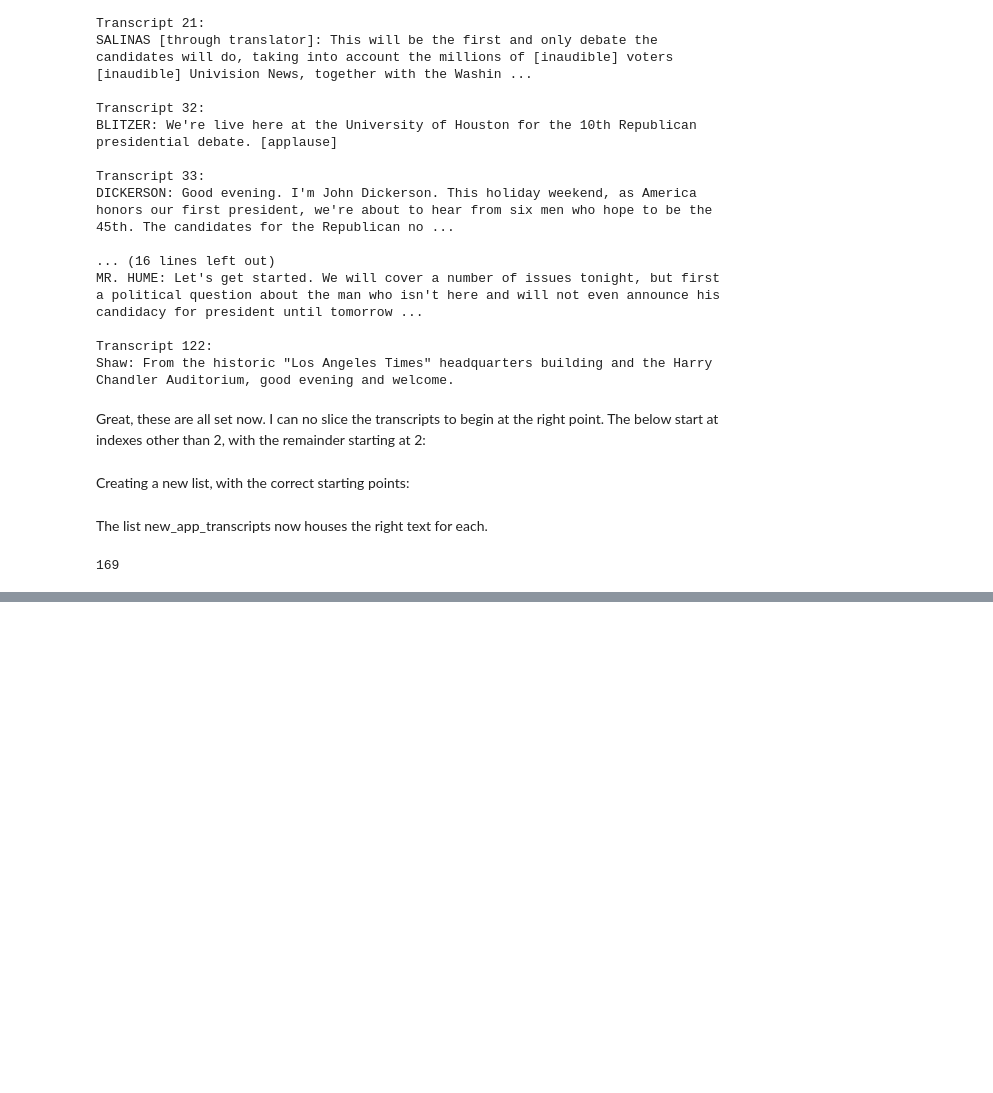
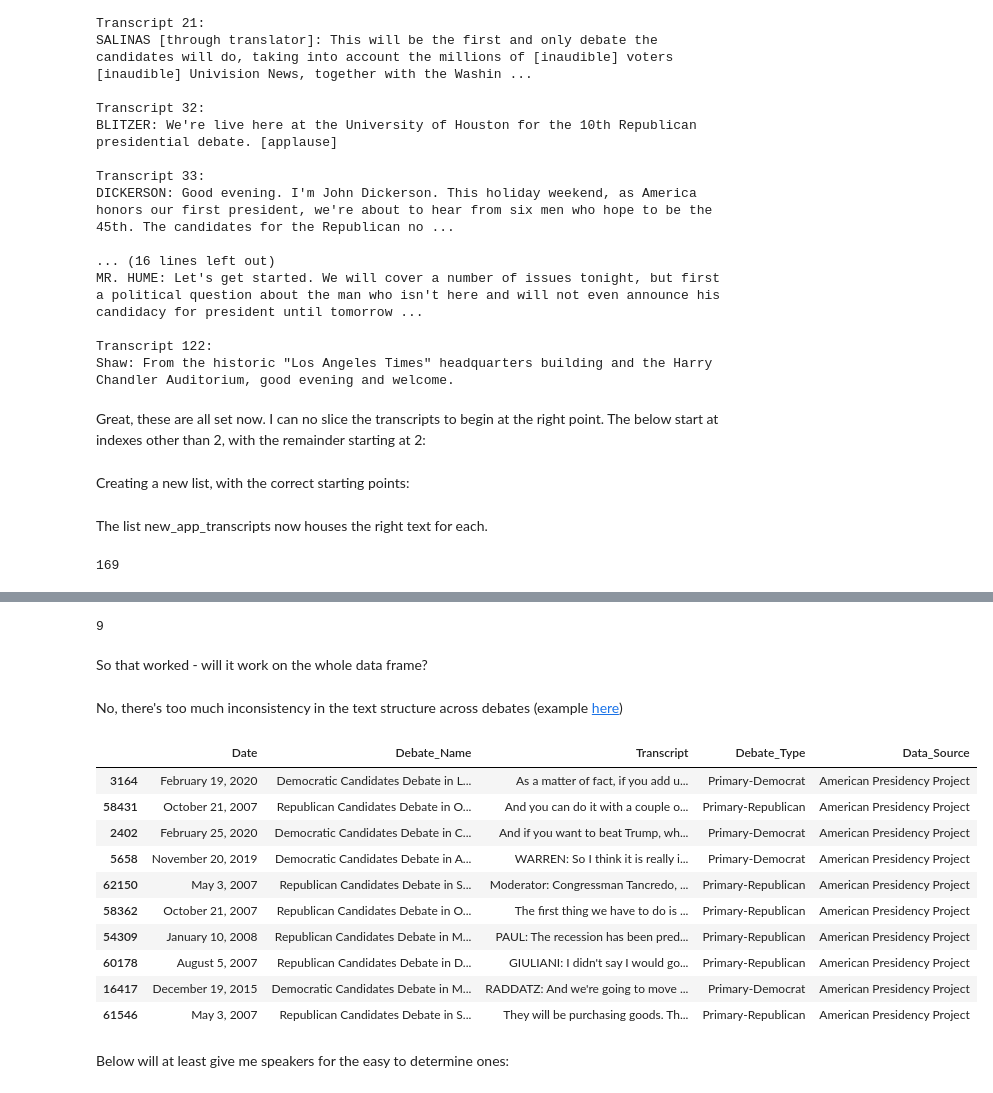
Before and after one commit to pbovard63/Presidential_Debate_Analysis, a Jupyter notebook: text_cleaning.ipynb, the cells around one changed output, grey strips where cells are left out. Drawn from its saved outputs; the diff is of its cells as text; code cells hidden in the pictures; blank space fills up the shorter version.

```diff
--- a/text_cleaning.ipynb
+++ b/text_cleaning.ipynb
@@ -203,0 +342,11 @@ Next steps:
+# %%
+first_df['Debate_Type'] = 0
+for i, name in enumerate(first_df.Debate_Name):
+    if 'Republican Candidates' in name:
+        first_df.iloc[i, 3] = 'Primary-Republican'
+    elif 'Democratic Candidates' in name:
+        first_df.iloc[i, 3] = 'Primary-Democrat'
+    elif 'Vice Presidential' in name:
+        first_df.iloc[i, 3] = 'General-VP'
+    else:
+        first_df.iloc[i, 3] = 'General-President'
@@ -203,0 +363,5 @@ Next steps:
+# %%
+transcript_df = first_df.explode('Transcript')
+# %%
+transcript_df.reset_index(drop=True, inplace=True)
+transcript_df.head()
@@ -203,0 +403,26 @@ Next steps:
+# %%
+len(my_list)
+# %% [output]
+9
+# %% [markdown]
+So that worked - will it work on the whole data frame?
+# %% [markdown]
+No, there's too much inconsistency in the text structure across debates (example [here](https://www.presidency.ucsb.edu/documents/presidential-debate-tempe-arizona))
+# %%
+transcript_df['Data_Source'] = 'American Presidency Project'
+# %%
+transcript_df.sample(10)
+# %% [output]
+|  | Date | Debate_Name | Transcript | Debate_Type | Data_Source |
+| 3164 | February 19, 2020 | Democratic Candidates Debate in L... | As a matter of fact, if you add u... | Primary-Democrat | American Presidency Project |
+| 58431 | October 21, 2007 | Republican Candidates Debate in O... | And you can do it with a couple o... | Primary-Republican | American Presidency Project |
+| 2402 | February 25, 2020 | Democratic Candidates Debate in C... | And if you want to beat Trump, wh... | Primary-Democrat | American Presidency Project |
+| 5658 | November 20, 2019 | Democratic Candidates Debate in A... | WARREN: So I think it is really i... | Primary-Democrat | American Presidency Project |
+| 62150 | May 3, 2007 | Republican Candidates Debate in S... | Moderator: Congressman Tancredo, ... | Primary-Republican | American Presidency Project |
+| 58362 | October 21, 2007 | Republican Candidates Debate in O... | The first thing we have to do is ... | Primary-Republican | American Presidency Project |
+| 54309 | January 10, 2008 | Republican Candidates Debate in M... | PAUL: The recession has been pred... | Primary-Republican | American Presidency Project |
+| 60178 | August 5, 2007 | Republican Candidates Debate in D... | GIULIANI: I didn't say I would go... | Primary-Republican | American Presidency Project |
+| 16417 | December 19, 2015 | Democratic Candidates Debate in M... | RADDATZ: And we're going to move ... | Primary-Democrat | American Presidency Project |
+| 61546 | May 3, 2007 | Republican Candidates Debate in S... | They will be purchasing goods. Th... | Primary-Republican | American Presidency Project |
+# %% [markdown]
+Below will at least give me speakers for the easy to determine ones:
```
Also changed, not shown: parts of 45 cells of this notebook, 1 other file.
